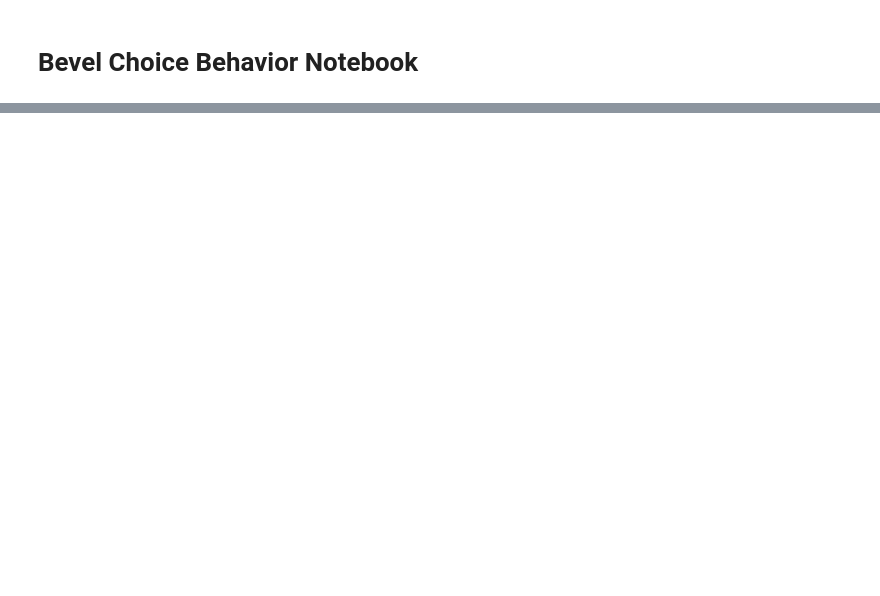
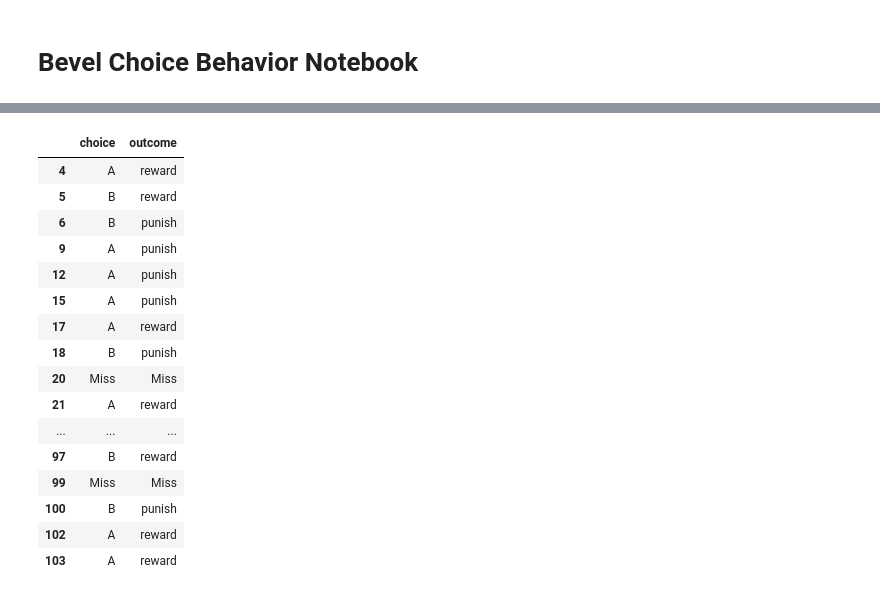
Before and after one commit to jennyrsadler/bevel_choice, a Jupyter notebook: bevel_choice_behavior.ipynb, the cells around one changed output, grey strips where cells are left out. Cells and saved outputs as stored; diff of their text form; code cells hidden in the pictures; blank space fills up the shorter version.

```diff
--- a/bevel_choice_behavior.ipynb
+++ b/bevel_choice_behavior.ipynb
@@ -68,20 +65,16 @@ df1
 # %%
 cond = (df1.matched == 'matched')
-#print(cond)
-df1['matched_running'] = cond.cumsum().where(cond, 0).astype(int)
+df1['matched_running'] = cond.cumsum().where(cond, 999).astype(int)
 df1
 
 cond1 = (df1.matched == 'mismatched')
-#print(cond)
-df1['mismatched_running'] = cond1.cumsum().where(cond1, 0).astype(int)
+df1['mismatched_running'] = cond1.cumsum().where(cond1,999).astype(int)
 df1
 
 cond2 = (df1.matched != 'Miss')
-#print(cond)
-df1['reinforcer_running'] = cond2.cumsum().where(cond2, 0).astype(int)
+df1['reinforcer_running'] = cond2.cumsum().where(cond2, 999).astype(int)
 df1
+##### this throws a wall of warnings -- its OK? Ignoring
 
-df1['a_corr_prob'] = df1.matched_running / df1.reinforcer_running
-df1['b_corr_prob'] = df1.mismatched_running / df1.reinforcer_running
-df1
+df1 = df1.replace(999,np.NaN)
 # %% [output]
@@ -121,0 +140,21 @@ See the caveats in the documentation: http://pandas.pydata.org/pandas-docs/stabl
+# %%
+df2 = df1[['choice','outcome']].copy()
+df2
+# %% [output]
+|  | choice | outcome |
+| 4 | A | reward |
+| 5 | B | reward |
+| 6 | B | punish |
+| 9 | A | punish |
+| 12 | A | punish |
+| 15 | A | punish |
+| 17 | A | reward |
+| 18 | B | punish |
+| 20 | Miss | Miss |
+| 21 | A | reward |
+| ... | ... | ... |
+| 97 | B | reward |
+| 99 | Miss | Miss |
+| 100 | B | punish |
+| 102 | A | reward |
+| 103 | A | reward |
```
Also changed, not shown: parts of 13 cells of this notebook.
